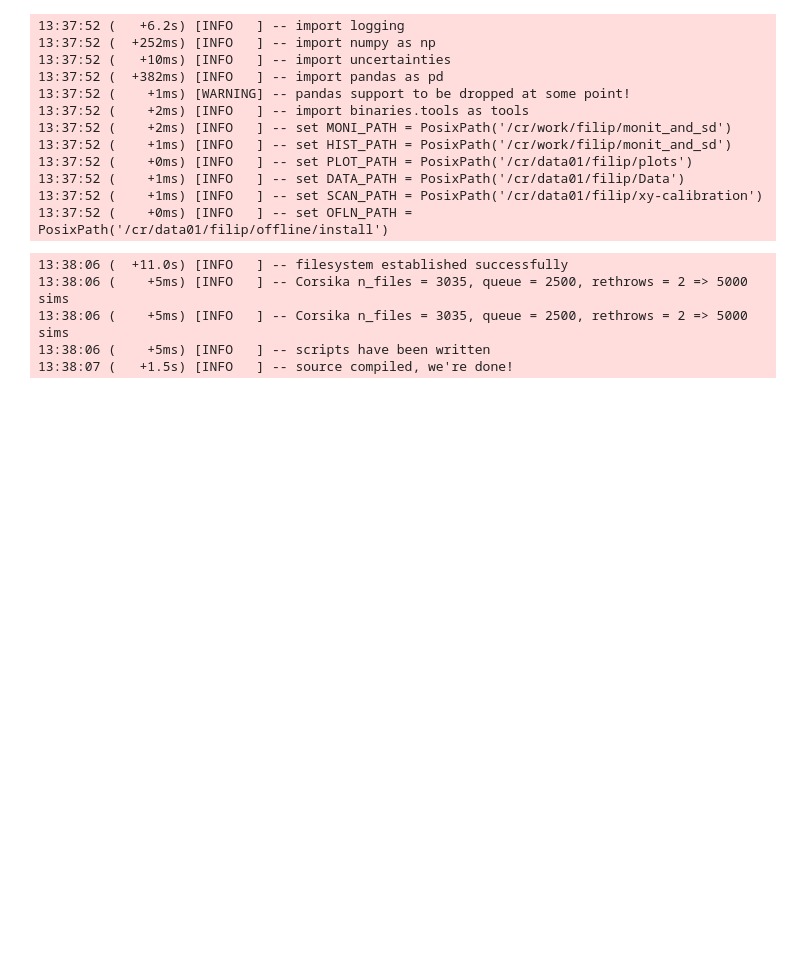
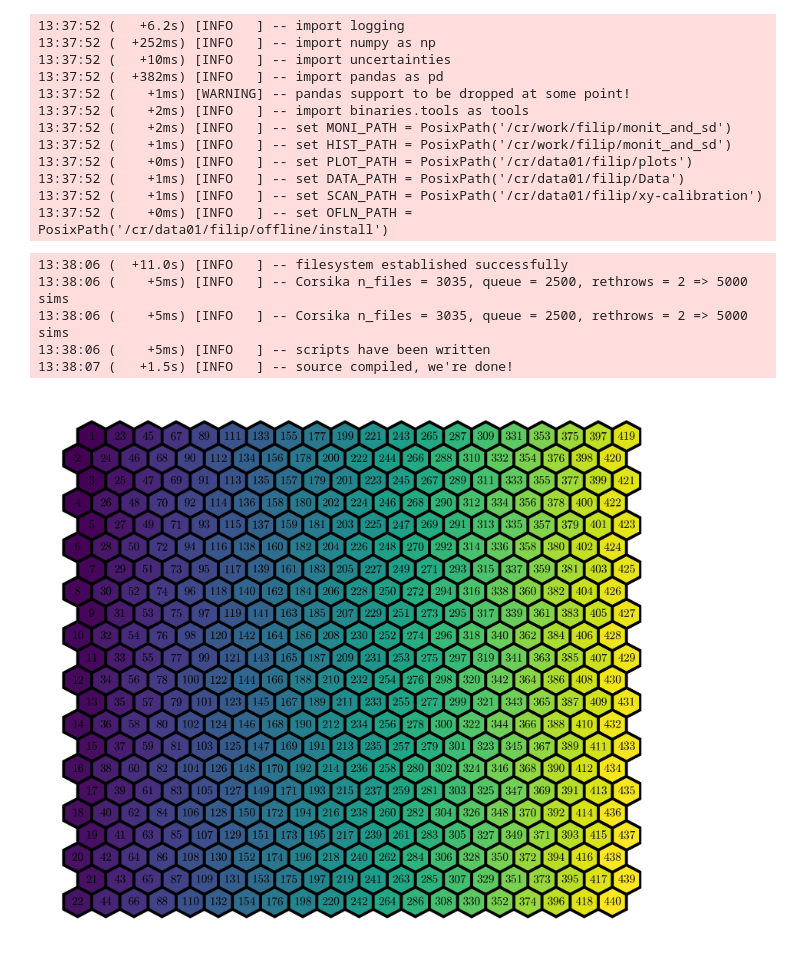
Before and after one commit to Quizznor/thesis-binaries, a Jupyter notebook: test_utils.ipynb, the cells around one changed output. Drawn from its saved outputs; the diff is of its cells as text; code cells hidden in the pictures; blank space fills up the shorter version.

Commit message:
add annotation to pixel plot

```diff
--- a/test_utils.ipynb
+++ b/test_utils.ipynb
@@ -157,3 +157,79 @@ is_sim_file = (lambda s: s.startswith("DAT")
 
 target_path = '/lsdf/auger/corsika/prague/EPOS_LHC/photon/16_16.5'
 print(len(list(filter(is_sim_file, os.listdir(target_path)))))
+# %%
+from utils.binaries import *
+from utils.plotting import *
+
+def PixelPlot(
+    pixel_data: np.ndarray,
+    ax=None,
+    title=None,
+    vmin=None,
+    vmax=None,
+    norm=None,
+    cmap=None,
+    annotate=False,
+    markpixels=[],
+    markcolor="red",
+    **kwargs,
+) -> plt.axes:
+    """Plot a pixel array to the standard FD display mode of hexagonal grids"""
+
+    from matplotlib.patches import RegularPolygon
+    from matplotlib.colors import Normalize
+
+    ax = ax if ax is not None else plt.gca()
+    ax.set_title(title if title is not None else ax.get_title())
+    three_sigma_cut = lambda d: d[np.abs(d - np.nanmean(d))/np.nanstd(d) < 3]
+
+    cmap = cmap if cmap is not None else plt.cm.viridis
+    vmin = vmin if vmin is not None else np.min(three_sigma_cut(pixel_data))
+    vmax = vmax if vmax is not None else np.max(three_sigma_cut(pixel_data))
+    norm = norm if norm is not None else Normalize(vmin=vmin, vmax=vmax)
+
+    if isinstance(cmap, str):
+        cmap = plt.get_cmap(cmap)
+
+    for ipix, pixel in enumerate(pixel_data, 1):
+
+        # determine pixel location
+        col = int(np.ceil(ipix / 22.0))
+        row = int(ipix - 22 * (col - 1))
+
+
+        # determine hexagon viewing angle
+        centerRow = 35 / 3.0
+        elevation_angle = (row - centerRow) * 1.5 * np.sqrt(3) / 2
+        centerCol = 10.5 - 0.5 * (row % 2)
+        azimuth_angle = (col - centerCol) * 1.5
+
+        hexagon = RegularPolygon(
+            (azimuth_angle, elevation_angle),
+            numVertices=6,
+            radius=0.866,
+            orientation=np.radians(60),
+            facecolor=cmap(norm(pixel)),
+            edgecolor=markcolor if ipix in markpixels else "k",
+            lw=kwargs.get("marklw", 1) if ipix in markpixels else kwargs.get("lw", 1),
+            zorder=2 if ipix in markpixels else 1,
+        )
+
+        if annotate:
+            ax.text(azimuth_angle, elevation_angle,
+            str(ipix), ha='center', va='center', fontsize=4)
+
+        ax.add_patch(hexagon)
+
+    ax.set_xlim(-15.8, 15.8)
+    ax.set_ylim(-15.8, 15.8)
+    ax.invert_yaxis()
+    ax.set_aspect(20 / 22)
+
+    if kwargs.get("axis_off", True):
+        ax.axis("off")
+    return ax
+
+test = PixelPlot(np.arange(440), annotate=True)
+# %% [output]
+[figure, added]
```
Also changed, not shown: 1 other file.
